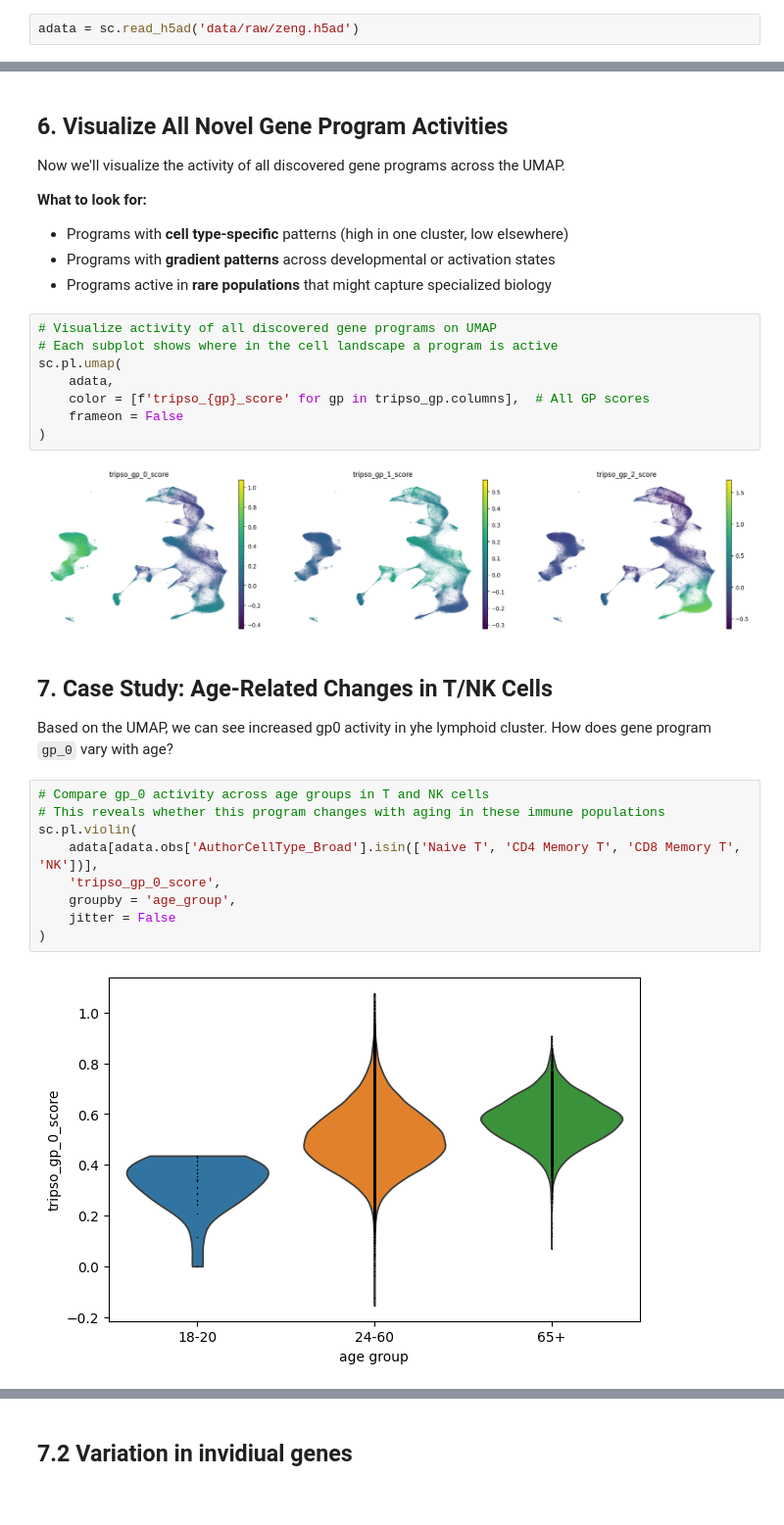
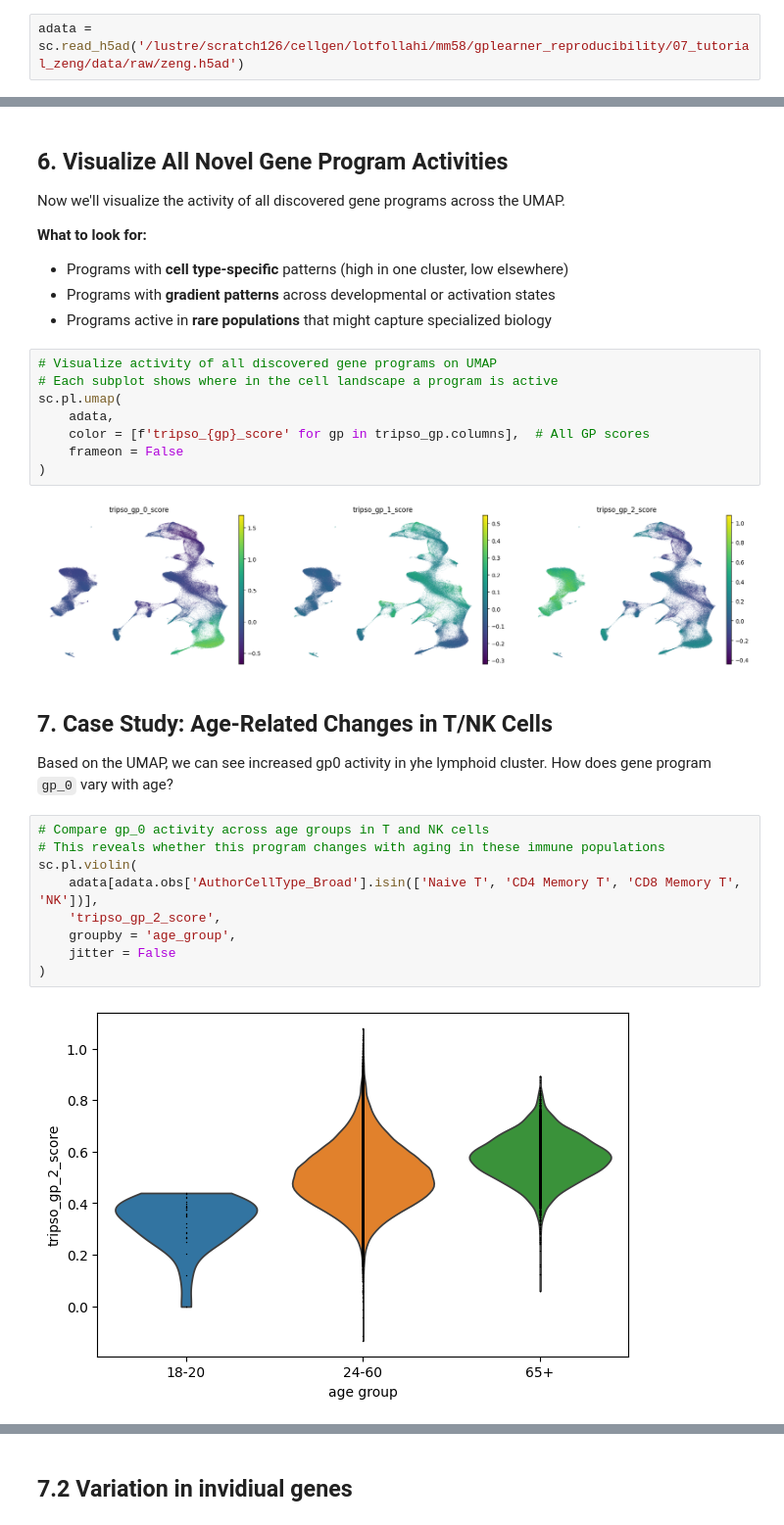
Before and after one commit to Lotfollahi-lab/tripso, a Jupyter notebook: docs/getting-started/tutorials/07.3_visualize_novel_gp.ipynb, the cells around one changed output, grey strips where cells are left out. Shown at 98% size. Cells and saved outputs as stored; diff of their text form.

Commit message:
Update tutorials with may 2025 dicts

```diff
--- a/docs/getting-started/tutorials/07.3_visualize_novel_gp.ipynb
+++ b/docs/getting-started/tutorials/07.3_visualize_novel_gp.ipynb
@@ -39,4 +39,4 @@ We'll use the original Zeng bone marrow dataset which contains:
 - Cell type annotations
 - Pre-computed UMAP coordinates for visualization
 # %%
-adata = sc.read_h5ad('data/raw/zeng.h5ad')
+adata = sc.read_h5ad('/lustre/scratch126/cellgen/lotfollahi/mm58/gplearner_reproducibility/07_tutorial_zeng/data/raw/zeng.h5ad')
@@ -147,7 +160,7 @@ sc.pl.umap(
     frameon = False
 )
 # %% [output]
-[figure, old version]
+[figure, new version]
 # %% [markdown]
 ## 7. Case Study: Age-Related Changes in T/NK Cells
 
@@ -155,14 +168,14 @@ Based on the UMAP, we can see increased gp0 activity in yhe lymphoid cluster. Ho
 # %%
 # Compare gp_0 activity across age groups in T and NK cells
 # This reveals whether this program changes with aging in these immune populations
 sc.pl.violin(
     adata[adata.obs['AuthorCellType_Broad'].isin(['Naive T', 'CD4 Memory T', 'CD8 Memory T', 'NK'])],
-    'tripso_gp_0_score',
+    'tripso_gp_2_score',
     groupby = 'age_group',
     jitter = False
 )
 # %% [output]
-[figure, old version]
+[figure, new version]
 # %%
 # check how many genes are in the gene program
 len(tripso_gp['gp_0'].dropna())
```
Also changed, not shown: parts of 16 cells of this notebook, 3 other files.
